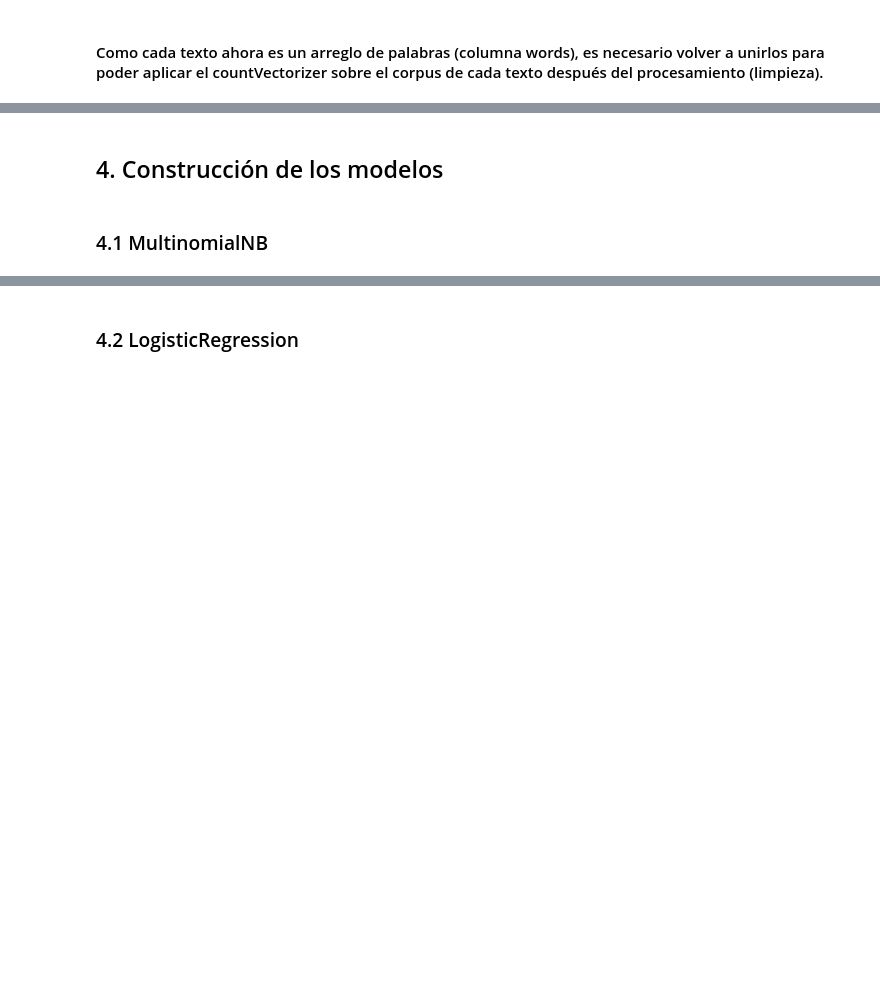
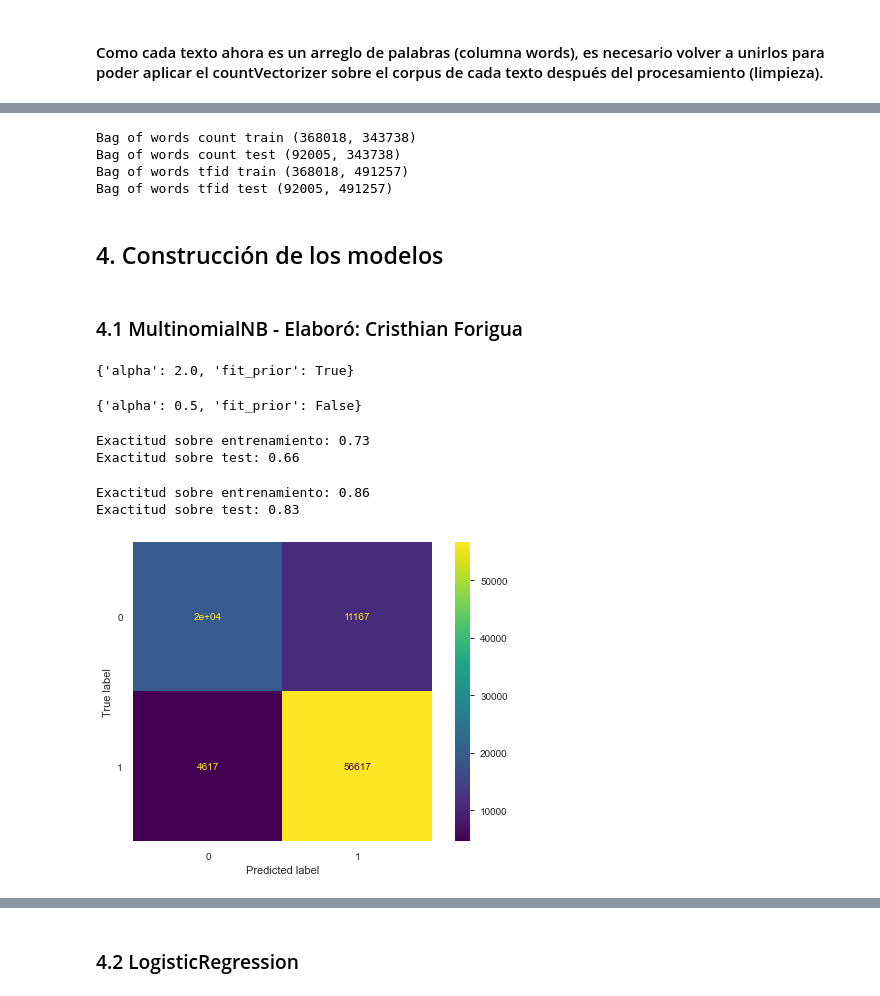
Before and after one commit to cdforigua05/Proyecto1_BI, a Jupyter notebook: ProyectoNLP.ipynb, the cells around one changed output, grey strips where cells are left out. Drawn from its saved outputs; the diff is of its cells as text; code cells hidden in the pictures; blank space fills up the shorter version.

```diff
--- a/ProyectoNLP.ipynb
+++ b/ProyectoNLP.ipynb
@@ -372,8 +433,22 @@ reviews.drop(axis=1, columns=["words"])
 # %%
-vectorizer = CountVectorizer()
-X = vectorizer.fit_transform(reviews["words"])
+count_vectorizer = CountVectorizer(min_df=0,max_df=1,ngram_range=(1,1))
+X_count_train = count_vectorizer.fit_transform(x_train)
+tfid_vectorizer = TfidfVectorizer()
+X_tfid_train = tfid_vectorizer.fit_transform(x_train)
 
+X_count_test = count_vectorizer.transform(x_test)
+X_tfid_test =  tfid_vectorizer.transform(x_test)
 #x_train,x_test,y_train,y_test = train_test_split(reviews.reviewText,reviews.binary_feeling_score , random_state = 0)
+# %%
+print('Bag of words count train',X_count_train.shape)
+print('Bag of words count test',X_count_test.shape)
+print('Bag of words tfid train',X_tfid_train.shape)
+print('Bag of words tfid test',X_tfid_test.shape)
+# %% [output]
+Bag of words count train (368018, 343738)
+Bag of words count test (92005, 343738)
+Bag of words tfid train (368018, 491257)
+Bag of words tfid test (92005, 491257)
 # %% [markdown]
 ## 4. Construcción de los modelos
 # %%
@@ -381,4 +456,44 @@ from sklearn.naive_bayes import MultinomialNB
 from sklearn.linear_model import LogisticRegression
 from sklearn.ensemble import RandomForestClassifier
 # %% [markdown]
-### 4.1 MultinomialNB
+### 4.1 MultinomialNB - Elaboró: Cristhian Forigua
+# %%
+from sklearn.model_selection import KFold
+particiones = KFold(n_splits=5, shuffle=True, random_state = 0)
+param_grid = {'alpha':[0.5, 1.0, 2.0],'fit_prior':[True, False]}
+NB = MultinomialNB()
+mejor_NB_count = GridSearchCV(NB, param_grid, cv=particiones)
+mejor_NB_count.fit(X_count_train, y_train)
+mejor_NB_count.best_params_
+# %% [output]
+{'alpha': 2.0, 'fit_prior': True}
+# %%
+NB = MultinomialNB()
+mejor_NB_tfid = GridSearchCV(NB, param_grid, cv=particiones)
+mejor_NB_tfid.fit(X_tfid_train, y_train)
+mejor_NB_tfid.best_params_
+# %% [output]
+{'alpha': 0.5, 'fit_prior': False}
+# %%
+mejor_NB_count = mejor_NB_count.best_estimator_
+y_pred_train = mejor_NB_count.predict(X_count_train)
+y_pred_test = mejor_NB_count.predict(X_count_test)
+print('Exactitud sobre entrenamiento: %.2f' % accuracy_score(y_train, y_pred_train))
+print('Exactitud sobre test: %.2f' % accuracy_score(y_test, y_pred_test))
+# %% [output]
+Exactitud sobre entrenamiento: 0.73
+Exactitud sobre test: 0.66
+# %%
+mejor_NB_tfid = mejor_NB_tfid.best_estimator_
+y_pred_train = mejor_NB_tfid.predict(X_tfid_train)
+y_pred_test = mejor_NB_tfid.predict(X_tfid_test)
+print('Exactitud sobre entrenamiento: %.2f' % accuracy_score(y_train, y_pred_train))
+print('Exactitud sobre test: %.2f' % accuracy_score(y_test, y_pred_test))
+# %% [output]
+Exactitud sobre entrenamiento: 0.86
+Exactitud sobre test: 0.83
+# %%
+plot_confusion_matrix(mejor_NB_tfid, X_tfid_test, y_test)
+plt.show()
+# %% [output]
+[figure, added]
```
Also changed, not shown: parts of 17 cells of this notebook.
